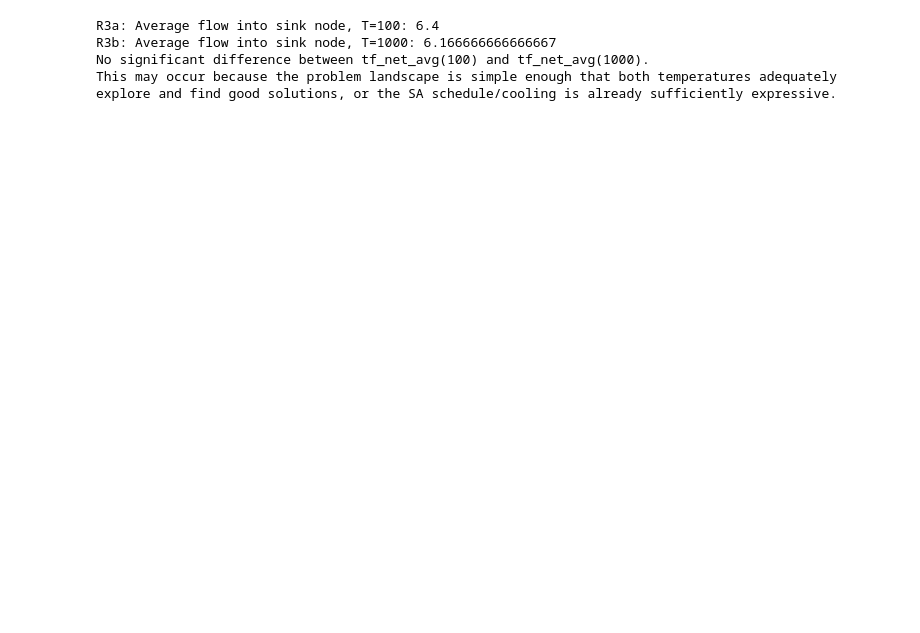
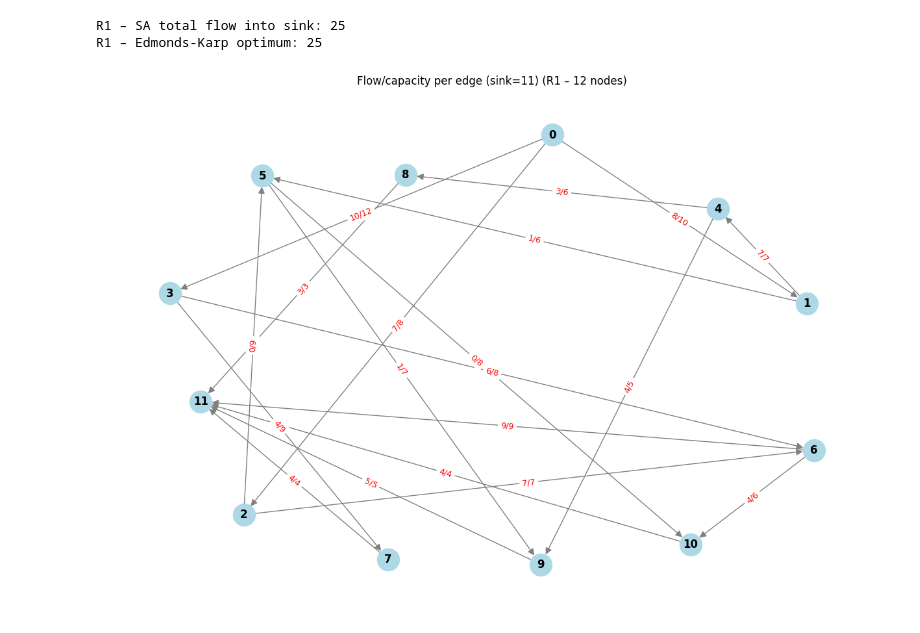
Before and after one commit to sazzeb/simulated-annealing, a Jupyter notebook: Part_B_Projects_2.ipynb, the cells around one changed output. Drawn from its saved outputs; the diff is of its cells as text; code cells hidden in the pictures; blank space fills up the shorter version.

```diff
--- a/Part_B_Projects_2.ipynb
+++ b/Part_B_Projects_2.ipynb
@@ -9,5 +11,5 @@ import numpy as np
 # %%
 
-def heuristic(network, sink):
+def heuristic_function(network, sink):
     return sum(flow for (u, v), flow in network['flow'].items() if v == sink)
 # %%
@@ -61,0 +25,6 @@ def successor(network, graph, paths, source, sink):
+# %%
+def generate_paths(graph, source, sink):
+    """Return list of all simple paths from source to sink."""
+    paths = []
+    _simple_path_from_sink(graph, source, sink, source, [source], paths)
+    return paths
@@ -206,21 +124,51 @@ def sa_average_flow_over_graphs(num_graphs=30, temp=100, num_nodes=30, prob=0.1,
-# %%
-# R3a: Average flow with T=100
-tf_net_avg_100 = sa_average_flow_over_graphs(num_graphs=30, temp=100)
-print("R3a: Average flow into sink node, T=100:", tf_net_avg_100)
-
-# R3b: Average flow with T=1000
-tf_net_avg_1000 = sa_average_flow_over_graphs(num_graphs=30, temp=1000)
-print("R3b: Average flow into sink node, T=1000:", tf_net_avg_1000)
-
-# R3c: Interpretation
-if abs(tf_net_avg_1000 - tf_net_avg_100) / max(tf_net_avg_100, 1e-6) > 0.05:
-    print("There is a significant difference between tf_net_avg(100) and tf_net_avg(1000).")
-    print("Higher initial temperature allows broader exploration and can help escape local optima, potentially yielding higher flow values.")
-else:
-    print("No significant difference between tf_net_avg(100) and tf_net_avg(1000).")
-    print("This may occur because the problem landscape is simple enough that both temperatures adequately explore and find good solutions, or the SA schedule/cooling is already sufficiently expressive.")
-# %% [output]
-R3a: Average flow into sink node, T=100: 6.4
-R3b: Average flow into sink node, T=1000: 6.166666666666667
-No significant difference between tf_net_avg(100) and tf_net_avg(1000).
-This may occur because the problem landscape is simple enough that both temperatures adequately explore and find good solutions, or the SA schedule/cooling is already sufficiently expressive.
+# %%
+
+graph_r1 = {
+    'edges': {
+        0:  [1, 2, 3],
+        1:  [4, 5],
+        2:  [5, 6],
+        3:  [6, 7],
+        4:  [8, 9],
+        5:  [9, 10],
+        6:  [10, 11],
+        7:  [11],
+        8:  [11],
+        9:  [11],
+        10: [11],
+        11: []
+    },
+    'capacity': {
+        (0, 1):  10, (0, 2):  8, (0, 3):  12,
+        (1, 4):   7, (1, 5):  6,
+        (2, 5):   9, (2, 6):  7,
+        (3, 6):   8, (3, 7):  9,
+        (4, 8):   6, (4, 9):  5,
+        (5, 9):   7, (5, 10): 8,
+        (6, 10):  6, (6, 11): 9,
+        (7, 11):  4,
+        (8, 11):  3,
+        (9, 11):  5,
+        (10, 11): 4
+    }
+}
+
+
+source_r1, sink_r1 = 0, 11
+
+net_r1, tf_r1 = simulated_annealing(graph_r1, source_r1, sink_r1)
+print("R1 – SA total flow into sink:", tf_r1)
+
+# ---- Edmonds-Karp ------------------------------------
+G_r1 = nx.DiGraph()
+for (u, v), c in graph_r1['capacity'].items():
+    G_r1.add_edge(u, v, capacity=c)
+tf_opt_r1 = nx.maximum_flow_value(G_r1, source_r1, sink_r1)
+print("R1 – Edmonds-Karp optimum:", tf_opt_r1)
+
+
+visualise_network(net_r1, graph_r1, sink_r1, " (R1 – 12 nodes)")
+# %% [output]
+R1 – SA total flow into sink: 25
+R1 – Edmonds-Karp optimum: 25
+[figure, added]
```
Also changed, not shown: parts of 21 cells of this notebook.
